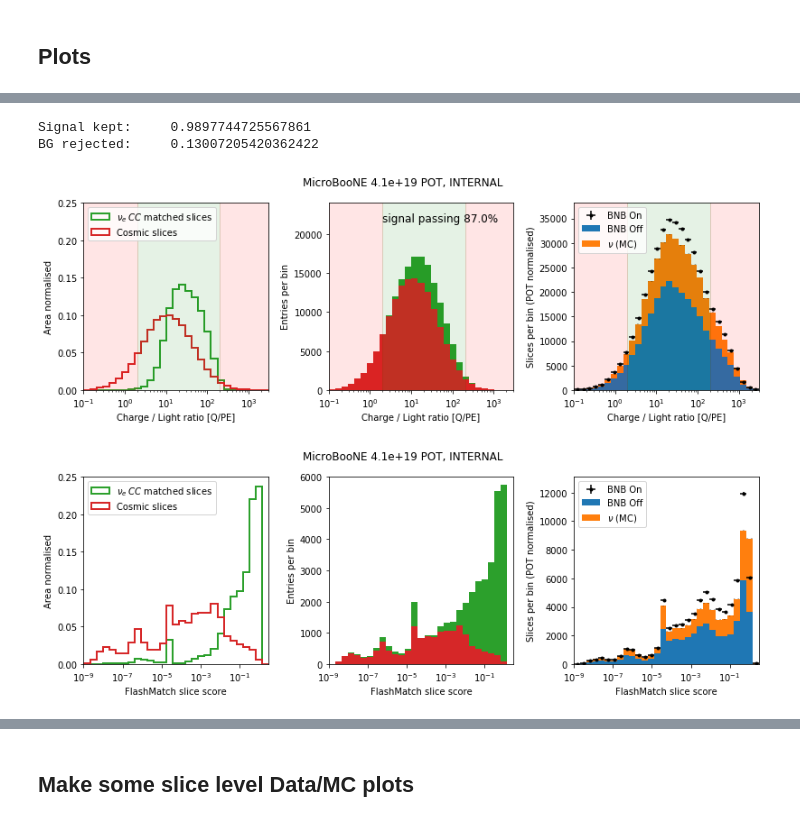
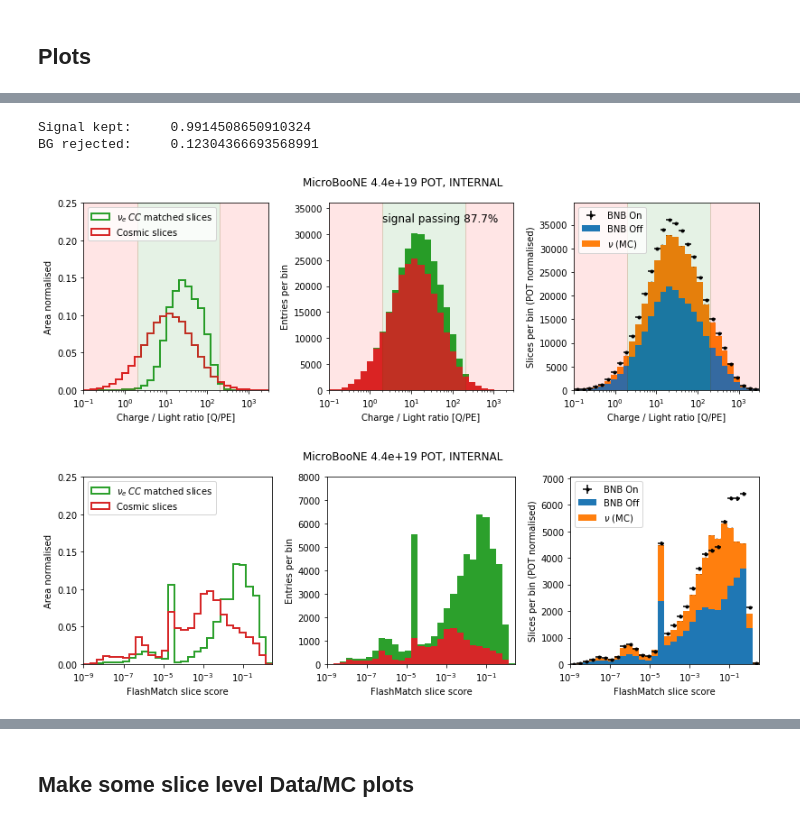
Before and after one commit to Wouter-VDP/MCC9_FlashID, a Jupyter notebook: Flash_ID_all.ipynb, the cells around one changed output, grey strips where cells are left out. Saved outputs shown, nothing was run; the diff lists cells and outputs as text; code cells hidden in the pictures.

```diff
--- a/Flash_ID_all.ipynb
+++ b/Flash_ID_all.ipynb
@@ -822,9 +535,9 @@ ax[0].set_ylim(0.5,1)
 ax[0].set_xlim(x_min, x_max)
 
 # Right
-x_min = 0.0
+x_min = 0.1
 x_max = 3
-N = 30
+N = 29
 data = [E_nue_denom,E_nue_flash,E_nue_topo, E_nue_combi]
 edges, _, bins, _, _ = helper.histHelper(N,x_min,x_max,data)
 fraq = bins[1:]/bins[0]
@@ -840,6 +553,7 @@ ax[1].set_xlabel(r'$\nu_e$ true energy [GeV]')
 ax[1].set_ylim(0.5,1)
 ax[1].set_xticks(np.linspace(x_min,x_max,7))
 ax[1].set_xlim(x_min, x_max)
+ax[1].set_xticks([0.1,0.5,1,1.5,2,2.5,3])
 
 fig.savefig( outdir+"ID_nue.pdf", bbox_inches="tight")
 # %% [output]
@@ -848,7 +562,7 @@ fig.savefig( outdir+"ID_nue.pdf", bbox_inches="tight")
 ## Plots
 # %%
 # Plots
-plot_fields_bin = [b'deltaZ', b'deltaZSigma', b'deltaY', b'deltaYSigma', b'xcl_ratio', b'topologicalScore']
+plot_fields_bin = [b'deltaZ', b'deltaZSigma', b'deltaY', b'deltaYSigma', b'xclVariable', b'topologicalScore']
 plot_x_axis = [r"Charge $z$ - Flash $z$ [cm]", "(Charge $z$ - Flash $z$) / Flashwidth $z$",
                r"Charge $y$ - Flash $y$ [cm]", "(Charge $y$ - Flash $y$) / Flashwidth $y$",
                r"$\log(\frac{Charge \: [ADC]}{Light \: [PE]})$ - Charge $x$ [cm]", "Topological slice score"]
@@ -857,13 +571,11 @@ x_min_arr =  [-200, -1.8, -120, -4.0, -400, 0]
 x_max_arr =  [150,   1.4,  120,  4.0,  600, 1]
 bins_arr =   [ 50,    50,   50,   50,   50,50]
 y_max_arr =  [0.033, 4.0,0.013, 0.55,0.017,50]
-y_max_2_arr =[6000, 6500, 8200,11500, 16000, 100000]
+y_max_2_arr =[10000, 10500, 12200,17500, 30000, 140000]
 cut_arr =    [105,  1.0,    95, 2.1,[50,250],0]
 
 # Define what a bad slice is
 query_bad = query_has_flash+' & '+query_has_deposition+' & (purity<0.2) & (completeness<0.2)'
-query_bad_flash_id = query_bad+' & (isTaggedAsTarget)'
-query_bad_topo_id = query_bad+' & (hasBestTopologicalScore)'
 # %%
 # Plotter
 labels = ['Cosmic slices', r'$\nu_e \: CC$ matched slices']
@@ -892,7 +604,7 @@ for field_bin ,x_axis, x_min, x_max, bins, y_max, y_max2, cut in zip(plot_fields
     # Data/MC part of the plot
     ax[2].set_ylabel('Slices per bin (POT normalised)')
     data = [file_dict[s]['slices'][field_bin] for s in dict_names]
-    edges, edges_mid, bins, err, max_val = helper.histHelper(N,x_min,x_max,data, weights=scales_nonzeroslices)
+    edges, edges_mid, bins, err, max_val = helper.histHelper(N,x_min,x_max,data, weights=scales)
     widths = (edges_mid - edges[:-1])
 
     ax[2].errorbar(edges_mid, bins[2], xerr=widths, yerr=err[2], color= "k",fmt=".",label="BNB On")
@@ -906,6 +618,8 @@ for field_bin ,x_axis, x_min, x_max, bins, y_max, y_max2, cut in zip(plot_fields
     ax[2].set_xlabel(x_axis)
     ax[2].set_ylim(0,1.1*max_val[2])
     ax[2].legend()
+
+    print( sum(bins[2])/(sum(bins[1])+sum(bins[3])))
 
     # Precuts
     if isinstance(cut, list):
@@ -980,7 +700,7 @@ N=30
 bhalf = (x_max-x_min)/(2*N)
 edges=np.logspace(np.log10(x_min),np.log10(x_max), N)
 y_max = 0.25
-y_max2= 24000
+y_max2= 36000
 
 x_axis = r"Charge / Light ratio [Q/PE]"
 field_bin = b'chargeToLightRatio'
@@ -1015,7 +735,7 @@ ax[1].text(text_x, y_max2*0.9, 'signal passing {0:.1f}%'.format(ratio_kept*100),
 # Data/MC part of the plot
 ax[2].set_ylabel('Slices per bin (POT normalised)')
 data = [file_dict[s]['slices'][field_bin] for s in dict_names]
-edges, edges_mid, bins, err, max_val = helper.histHelper(N,x_min,x_max,data, weights=scales_nonzeroslices, log=True)
+edges, edges_mid, bins, err, max_val = helper.histHelper(N,x_min,x_max,data, weights=scales, log=True)
 widths = (edges_mid - edges[:-1])
 
 ax[2].errorbar(edges_mid, bins[2], xerr=widths, yerr=err[2], color= "k",fmt=".",label="BNB On")
@@ -1042,9 +762,9 @@ fig.tight_layout()
 fig.subplots_adjust(top=0.88)
 fig.savefig( outdir+field+".pdf")
 # %% [output]
-Signal kept:     0.9897744725567861
-BG rejected:     0.13007205420362422
+Signal kept:     0.9914508650910324
+BG rejected:     0.12304366693568991
-[figure, old version]
+[figure, new version]
 # %%
 # make flashmatchscore plot!
 fig,ax=plt.subplots(ncols=3,nrows=1,figsize=(7*gr,4), sharex=True)
@@ -1055,7 +775,7 @@ N=30
 bhalf = (x_max-x_min)/(2*N)
 edges=np.logspace(np.log10(x_min),np.log10(x_max), N)
 y_max = 0.25
-y_max2= 6000
+y_max2= 8000
 
 x_axis = r"FlashMatch slice score"
 field_bin = b'flashMatchScore'
@@ -1075,35 +795,35 @@ ax[0].legend(loc='upper left')
 ax[0].set_ylim(0,y_max)
 ax[1].set_ylim(0,y_max2)
 ax[0].set_xlim(x_min,x_max)
 
 # Data/MC part of the plot
 ax[2].set_ylabel('Slices per bin (POT normalised)')
 data = [file_dict[s]['slices'][field_bin] for s in dict_names]
-edges, edges_mid, bins, err, max_val = helper.histHelper(N,x_min,x_max,data, weights=scales_nonzeroslices, log=True)
+edges, edges_mid, bins, err, max_val = helper.histHelper(N,x_min,x_max,data, weights=scales, log=True)
 widths = (edges_mid - edges[:-1])
 
 ax[2].errorbar(edges_mid, bins[2], xerr=widths, yerr=err[2], color= "k",fmt=".",label="BNB On")
 ax[2].bar(edges_mid, bins[3], lw=2, label='BNB Off', width = 2*widths)
 ax[2].bar(edges_mid, bins[1], lw=2, label=r'$\nu$ (MC)', width = 2*widths, bottom = bins[3])
 y_err = np.sqrt(err[1]**2+err[3])
 val = bins[3]+bins[1]
 for m, v, e, w in zip(edges_mid ,val ,y_err, widths):
     ax[2].add_patch(patches.Rectangle( (m-w, v-e), 2*w, 2*e, hatch='\\\\\\\\\\', Fill=False, linewidth=0, alpha=0.4))
 
 ax[2].set_ylim(0,1.1*max_val[2])
 ax[2].legend()
 
 
 for ax_i in ax:
     ax_i.set_xlabel(x_axis)
     ax_i.set_xscale("log", nonposx='clip')
 
 fig.suptitle(title_str)
 fig.tight_layout()
 fig.subplots_adjust(top=0.88)
 fig.savefig( outdir+field+".pdf")
 # %% [output]
-[figure, old version]
+[figure, new version]
 # %%
 # How much of the perfect slices is passing the precuts?
 df_nue_perfect_slices = df_nue_slices_sig.query(query_perfect).copy()
```
Also changed, not shown: parts of 43 cells of this notebook, 30 other files.
